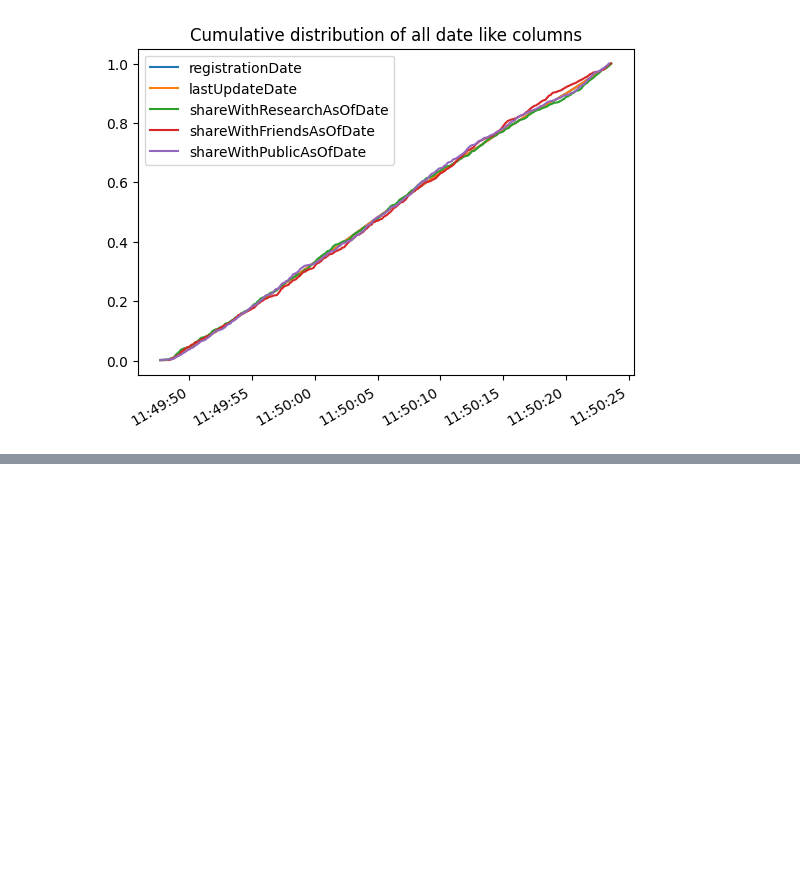
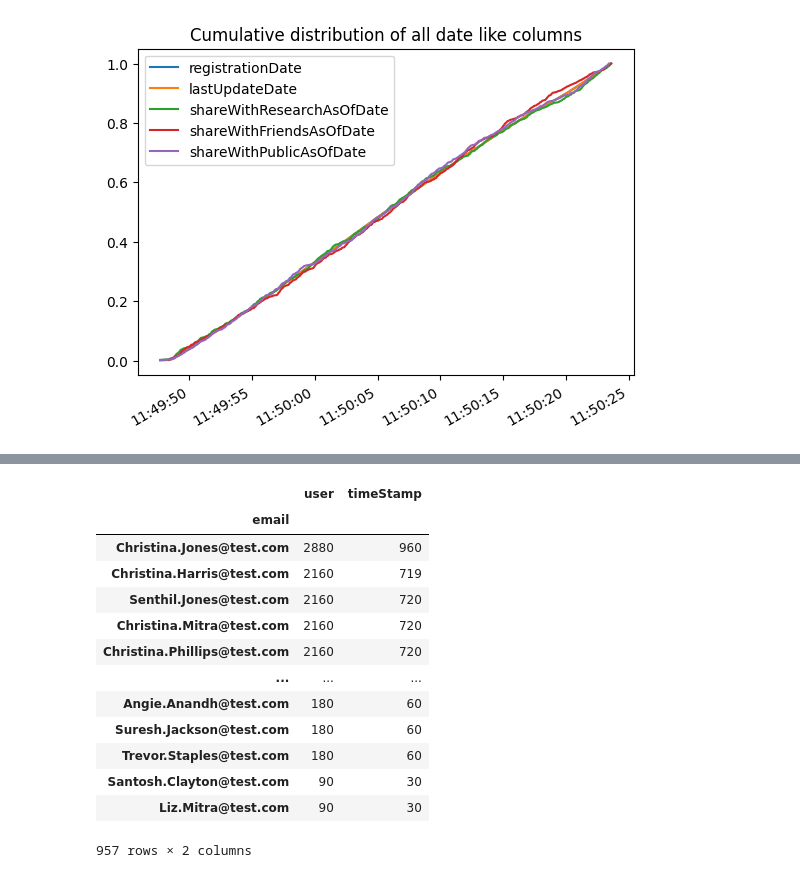
Before and after one commit to DecisioNaut/sparkling_lakes, a Jupyter notebook: cross_check.ipynb, the cells around one changed output, grey strips where cells are left out. Saved outputs shown, nothing was run; the diff lists cells and outputs as text; code cells hidden in the pictures; blank space fills up the shorter version.

```diff
--- a/cross_check.ipynb
+++ b/cross_check.ipynb
@@ -349,0 +338,21 @@ KeyboardInterrupt:
+# %%
+# How many unique timeStamps are the comparing with the occurance of the user?
+special_check = accelerometer_landing_df.groupby("user").agg({"user": "count", "timeStamp": "nunique"})
+special_check.index.name = "email"
+
+special_check.sort_values("user", ascending=False)
+# %% [output]
+|  | user | timeStamp |
+| email |  |  |
+| Christina.Jones@test.com | 2880 | 960 |
+| Christina.Harris@test.com | 2160 | 719 |
+| Senthil.Jones@test.com | 2160 | 720 |
+| Christina.Mitra@test.com | 2160 | 720 |
+| Christina.Phillips@test.com | 2160 | 720 |
+| ... | ... | ... |
+| Angie.Anandh@test.com | 180 | 60 |
+| Suresh.Jackson@test.com | 180 | 60 |
+| Trevor.Staples@test.com | 180 | 60 |
+| Santosh.Clayton@test.com | 90 | 30 |
+| Liz.Mitra@test.com | 90 | 30 |
+957 rows × 2 columns
```
Also changed, not shown: parts of 18 cells of this notebook.
